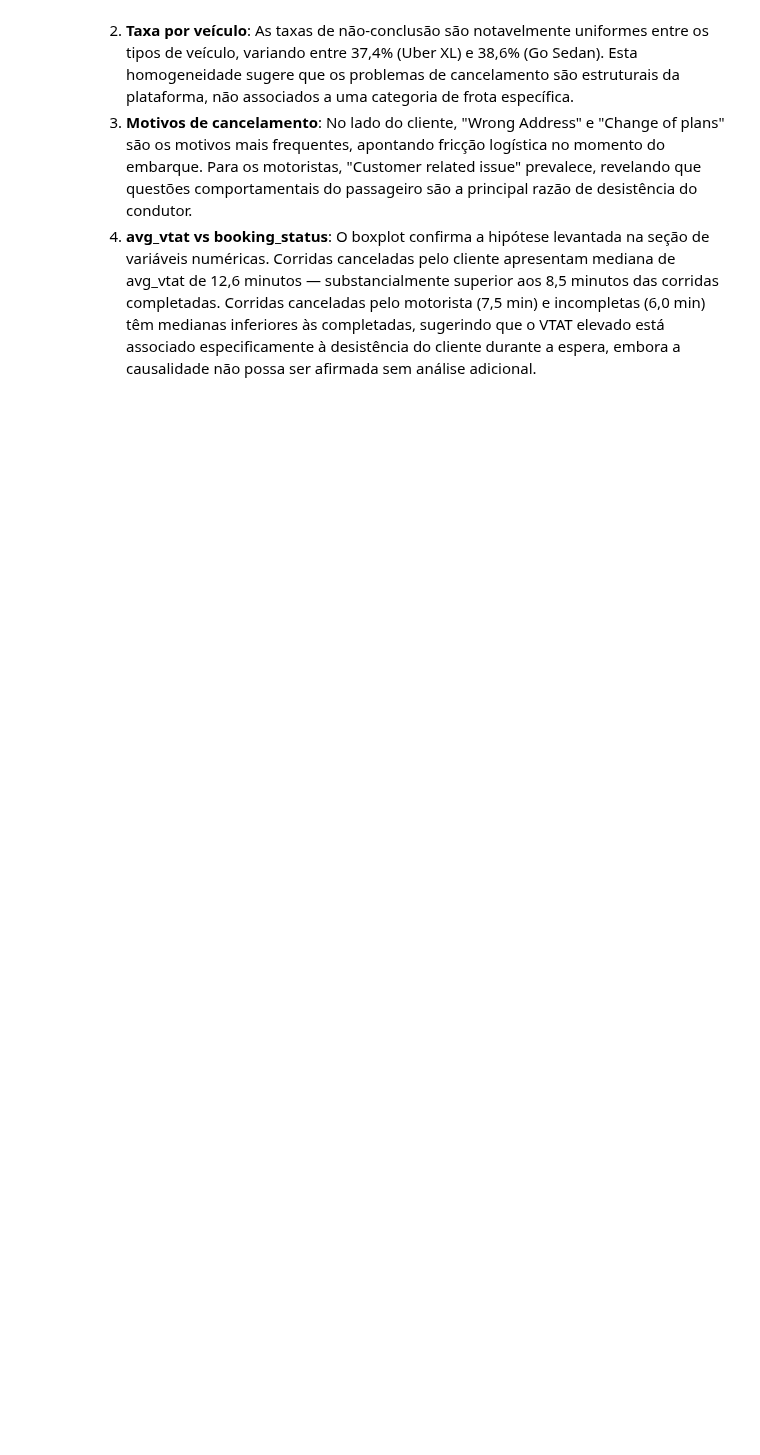
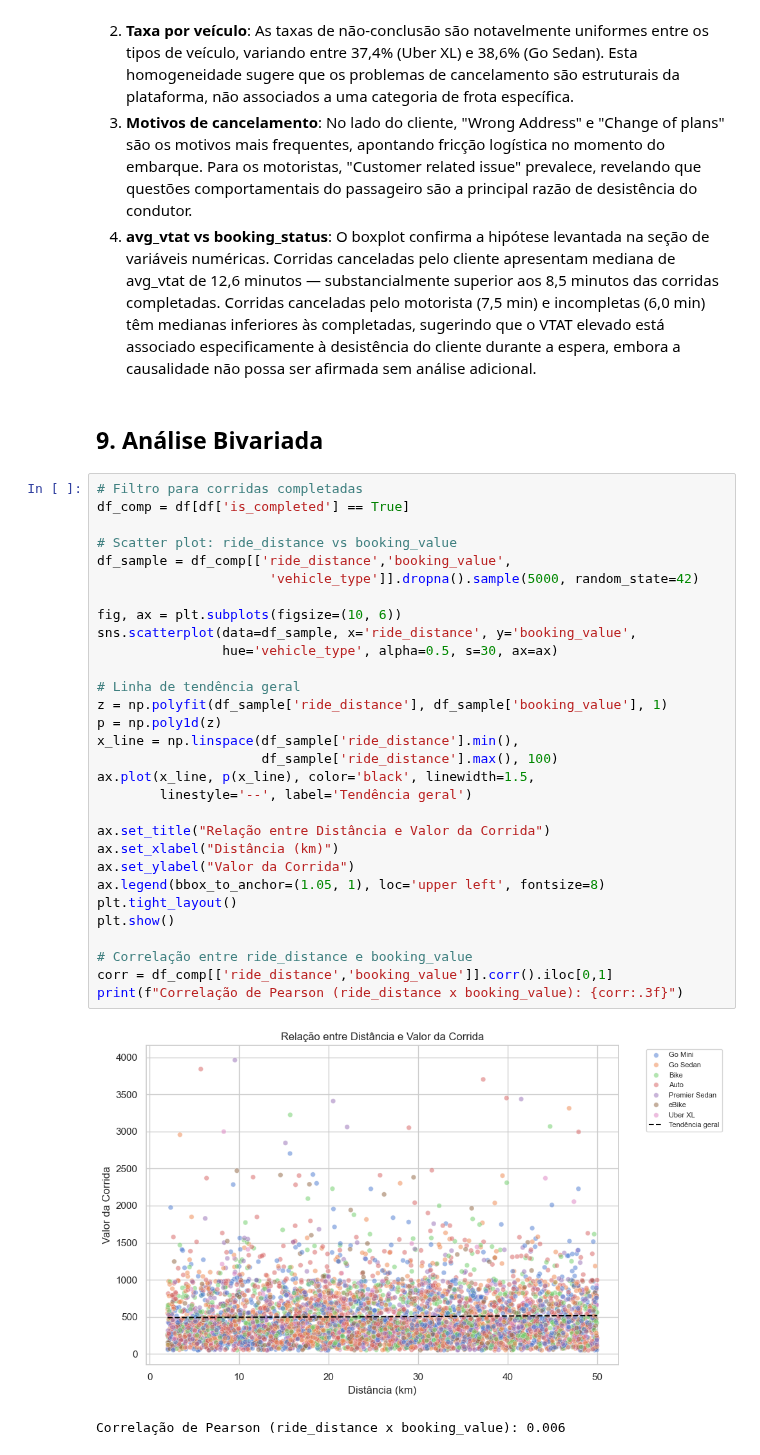
Before and after one commit to jhonatanalves/desafio_extra_lab365_senai, a Jupyter notebook: notebooks/eda_ncr_ride_bookings.ipynb, the cells around one changed output. Cells and saved outputs as stored; diff of their text form; blank space fills up the shorter version.

Commit message:
feat: análise bivariada - correlações, scatter e boxplots por veículo

```diff
--- a/notebooks/eda_ncr_ride_bookings.ipynb
+++ b/notebooks/eda_ncr_ride_bookings.ipynb
@@ -597,3 +597,38 @@ Name: avg_vtat, dtype: float64
 categoria de frota específica.
 3. **Motivos de cancelamento**: No lado do cliente, "Wrong Address" e "Change of plans" são os motivos mais frequentes, apontando fricção logística no momento do embarque. Para os motoristas, "Customer related issue" prevalece, revelando que questões comportamentais do passageiro são a principal razão de desistência do condutor.
 4. **avg_vtat vs booking_status**: O boxplot confirma a hipótese levantada na seção de variáveis numéricas. Corridas canceladas pelo cliente apresentam mediana de avg_vtat de 12,6 minutos — substancialmente superior aos 8,5 minutos das corridas completadas. Corridas canceladas pelo motorista (7,5 min) e incompletas (6,0 min) têm medianas inferiores às completadas, sugerindo que o VTAT elevado está associado especificamente à desistência do cliente durante a espera, embora a causalidade não possa ser afirmada sem análise adicional.
+# %% [markdown]
+## 9. Análise Bivariada
+# %%
+# Filtro para corridas completadas
+df_comp = df[df['is_completed'] == True]
+
+# Scatter plot: ride_distance vs booking_value
+df_sample = df_comp[['ride_distance','booking_value',
+                      'vehicle_type']].dropna().sample(5000, random_state=42)
+
+fig, ax = plt.subplots(figsize=(10, 6))
+sns.scatterplot(data=df_sample, x='ride_distance', y='booking_value',
+                hue='vehicle_type', alpha=0.5, s=30, ax=ax)
+
+# Linha de tendência geral
+z = np.polyfit(df_sample['ride_distance'], df_sample['booking_value'], 1)
+p = np.poly1d(z)
+x_line = np.linspace(df_sample['ride_distance'].min(),
+                     df_sample['ride_distance'].max(), 100)
+ax.plot(x_line, p(x_line), color='black', linewidth=1.5,
+        linestyle='--', label='Tendência geral')
+
+ax.set_title("Relação entre Distância e Valor da Corrida")
+ax.set_xlabel("Distância (km)")
+ax.set_ylabel("Valor da Corrida")
+ax.legend(bbox_to_anchor=(1.05, 1), loc='upper left', fontsize=8)
+plt.tight_layout()
+plt.show()
+
+# Correlação entre ride_distance e booking_value
+corr = df_comp[['ride_distance','booking_value']].corr().iloc[0,1]
+print(f"Correlação de Pearson (ride_distance x booking_value): {corr:.3f}")
+# %% [output]
+[figure, added]
+Correlação de Pearson (ride_distance x booking_value): 0.006
```
Also changed, not shown: parts of 4 cells of this notebook.
